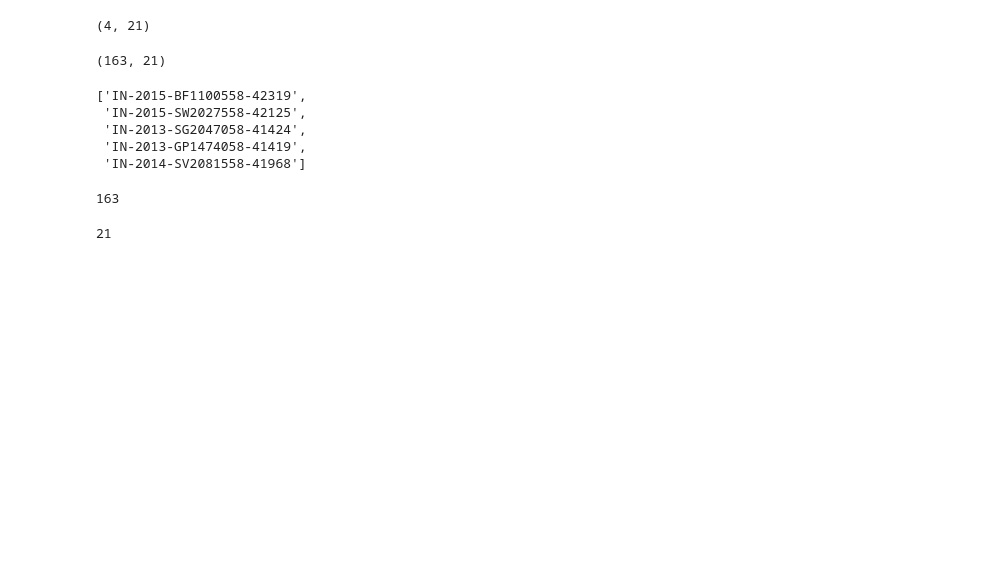
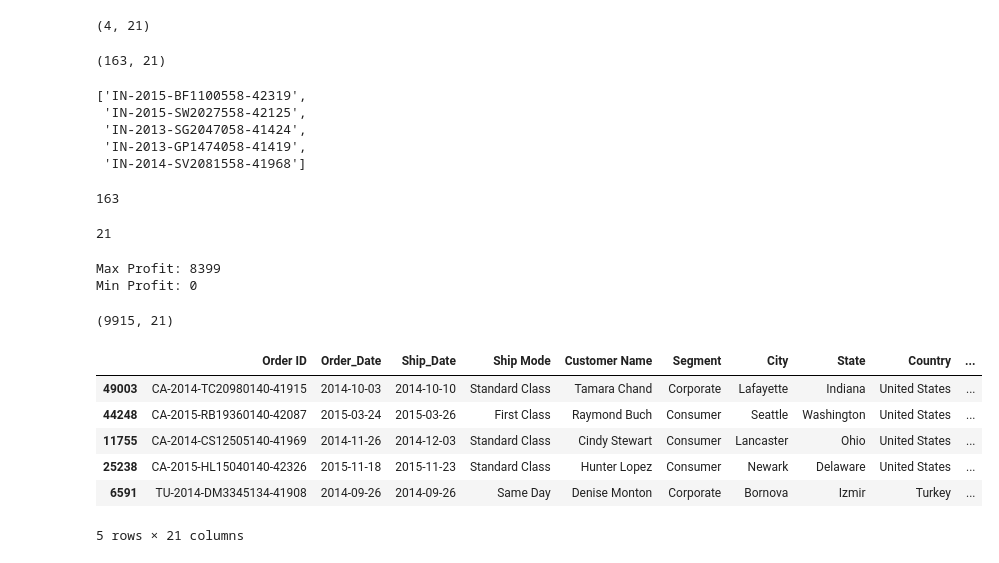
Before and after one commit to girl-coding/4-Mini-Data-Analaysis-Projects-, a Jupyter notebook: Global SuperStore 2016/Project Solution.ipynb, the cells around one changed output. Drawn from its saved outputs; the diff is of its cells as text; code cells hidden in the pictures; blank space fills up the shorter version.

```diff
--- a/Global SuperStore 2016/Project Solution.ipynb
+++ b/Global SuperStore 2016/Project Solution.ipynb
@@ -645,3 +613,28 @@ len(a4)
 21
 # %%
 #6. Find the overall rank of "India" where the 'Profit' is maximum under the category 'Technology'.
+# %%
+print('Max Profit:', max(df['Profit']))
+print('Min Profit:', min(df['Profit']))
+# %% [output]
+Max Profit: 8399
+Min Profit: 0
+# %%
+cond5 = (df['Profit'] > 0) & (df[ 'Category'] == 'Technology')
+# %%
+a5 = df[cond5]
+a5.shape
+# %% [output]
+(9915, 21)
+# %%
+a6 = a5.sort_values(by=['Profit'], ascending=False)
+# %%
+a6.head(5)
+# %% [output]
+|  | Order ID | Order_Date | Ship_Date | Ship Mode | Customer Name | Segment | City | State | Country | ... |
+| 49003 | CA-2014-TC20980140-41915 | 2014-10-03 | 2014-10-10 | Standard Class | Tamara Chand | Corporate | Lafayette | Indiana | United States | ... |
+| 44248 | CA-2015-RB19360140-42087 | 2015-03-24 | 2015-03-26 | First Class | Raymond Buch | Consumer | Seattle | Washington | United States | ... |
+| 11755 | CA-2014-CS12505140-41969 | 2014-11-26 | 2014-12-03 | Standard Class | Cindy Stewart | Consumer | Lancaster | Ohio | United States | ... |
+| 25238 | CA-2015-HL15040140-42326 | 2015-11-18 | 2015-11-23 | Standard Class | Hunter Lopez | Consumer | Newark | Delaware | United States | ... |
+| 6591 | TU-2014-DM3345134-41908 | 2014-09-26 | 2014-09-26 | Same Day | Denise Monton | Corporate | Bornova | Izmir | Turkey | ... |
+5 rows × 21 columns
```
Also changed, not shown: parts of 13 cells of this notebook.
